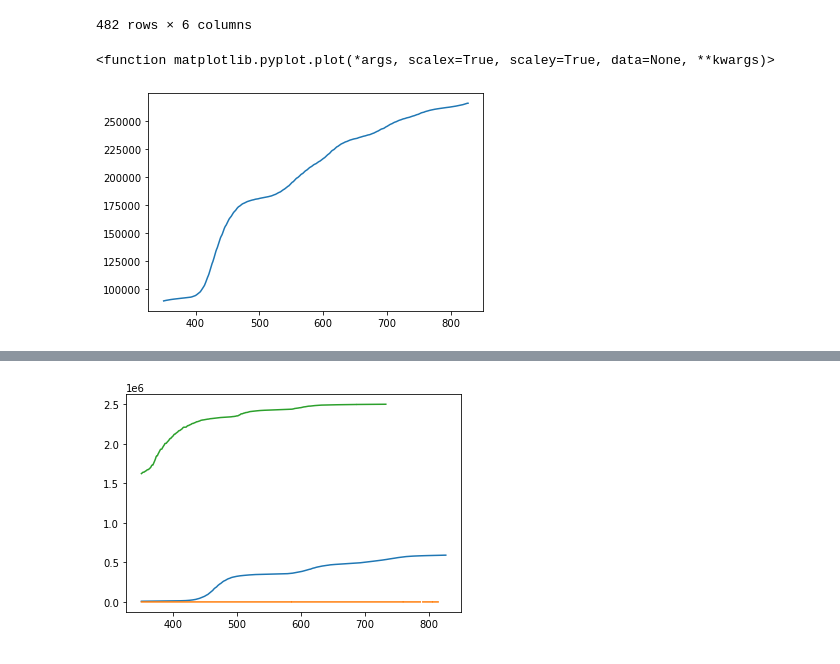
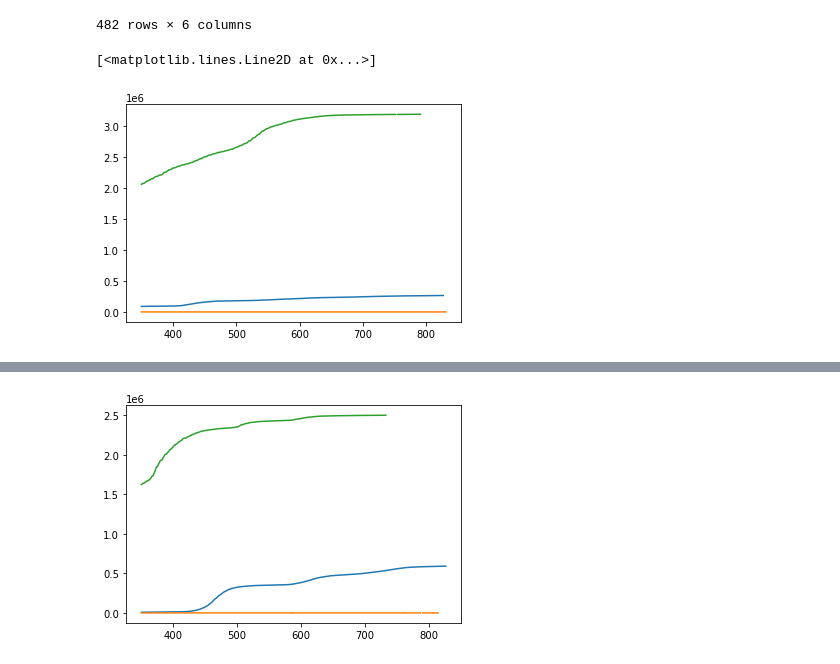
Before and after one commit to tubbsyal/BEE2024_p3, a Jupyter notebook: Part3_1Notebook.ipynb, the cells around one changed output, grey strips where cells are left out. Drawn from its saved outputs; the diff is of its cells as text; code cells hidden in the pictures.

```diff
--- a/Part3_1Notebook.ipynb
+++ b/Part3_1Notebook.ipynb
@@ -143,13 +143,14 @@ df4
 # %%
 x = df4.days_since
 y1= df4.total_cases_per_million
 y2=df4.icu_patients_per_million
 y3 = df4.total_vaccinations_per_million
 plt.plot(x,y1)
-plt.plot
+plt.plot(x,y2)
+plt.plot(x,y3)
 # %% [output]
-<function matplotlib.pyplot.plot(*args, scalex=True, scaley=True, data=None, **kwargs)>
+[<matplotlib.lines.Line2D at 0x...>]
-[figure, old version]
+[figure, new version]
 # %%
 df5 = df2.loc[df2['location']== 'South Korea']
 df5
```
Also changed, not shown: parts of 3 cells of this notebook.
